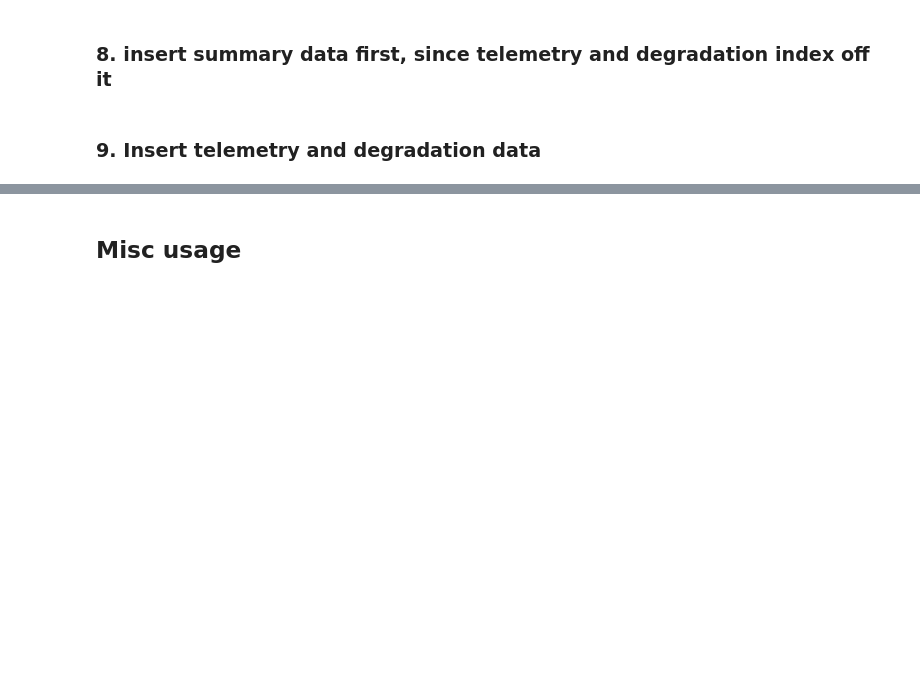
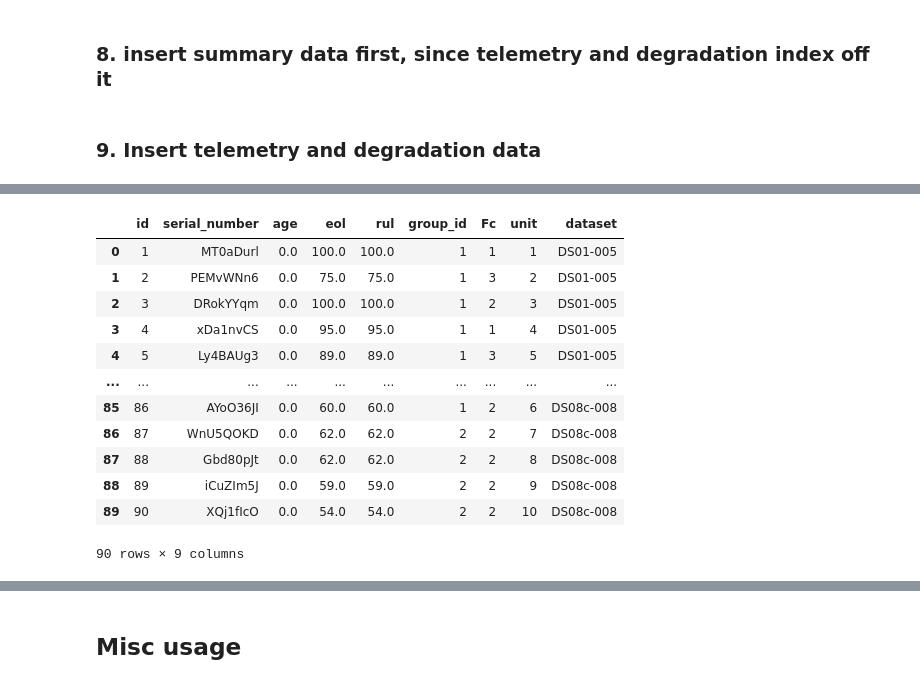
Before and after one commit to darrahts/phm2021_data_challenge, a Jupyter notebook: notebooks/database_api_ncmapss.ipynb, the cells around one changed output, grey strips where cells are left out. Drawn from its saved outputs; the diff is of its cells as text; code cells hidden in the pictures; blank space fills up the shorter version.

```diff
--- a/notebooks/database_api_ncmapss.ipynb
+++ b/notebooks/database_api_ncmapss.ipynb
@@ -268,0 +282,16 @@ api.batch_insert(df=df[degradation_cols],
+# %%
+api._get_units(db=db)
+# %% [output]
+|  | id | serial_number | age | eol | rul | group_id | Fc | unit | dataset |
+| 0 | 1 | MT0aDurl | 0.0 | 100.0 | 100.0 | 1 | 1 | 1 | DS01-005 |
+| 1 | 2 | PEMvWNn6 | 0.0 | 75.0 | 75.0 | 1 | 3 | 2 | DS01-005 |
+| 2 | 3 | DRokYYqm | 0.0 | 100.0 | 100.0 | 1 | 2 | 3 | DS01-005 |
+| 3 | 4 | xDa1nvCS | 0.0 | 95.0 | 95.0 | 1 | 1 | 4 | DS01-005 |
+| 4 | 5 | Ly4BAUg3 | 0.0 | 89.0 | 89.0 | 1 | 3 | 5 | DS01-005 |
+| ... | ... | ... | ... | ... | ... | ... | ... | ... | ... |
+| 85 | 86 | AYoO36JI | 0.0 | 60.0 | 60.0 | 1 | 2 | 6 | DS08c-008 |
+| 86 | 87 | WnU5QOKD | 0.0 | 62.0 | 62.0 | 2 | 2 | 7 | DS08c-008 |
+| 87 | 88 | Gbd80pJt | 0.0 | 62.0 | 62.0 | 2 | 2 | 8 | DS08c-008 |
+| 88 | 89 | iCuZIm5J | 0.0 | 59.0 | 59.0 | 2 | 2 | 9 | DS08c-008 |
+| 89 | 90 | XQj1fIcO | 0.0 | 54.0 | 54.0 | 2 | 2 | 10 | DS08c-008 |
+90 rows × 9 columns
```
Also changed, not shown: parts of 5 cells of this notebook, 1 other file.
